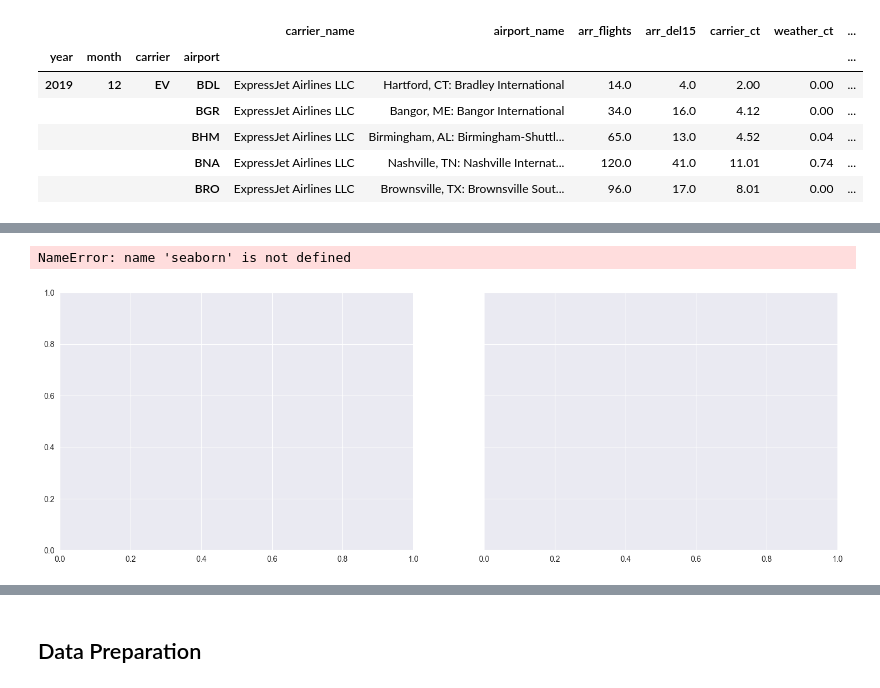
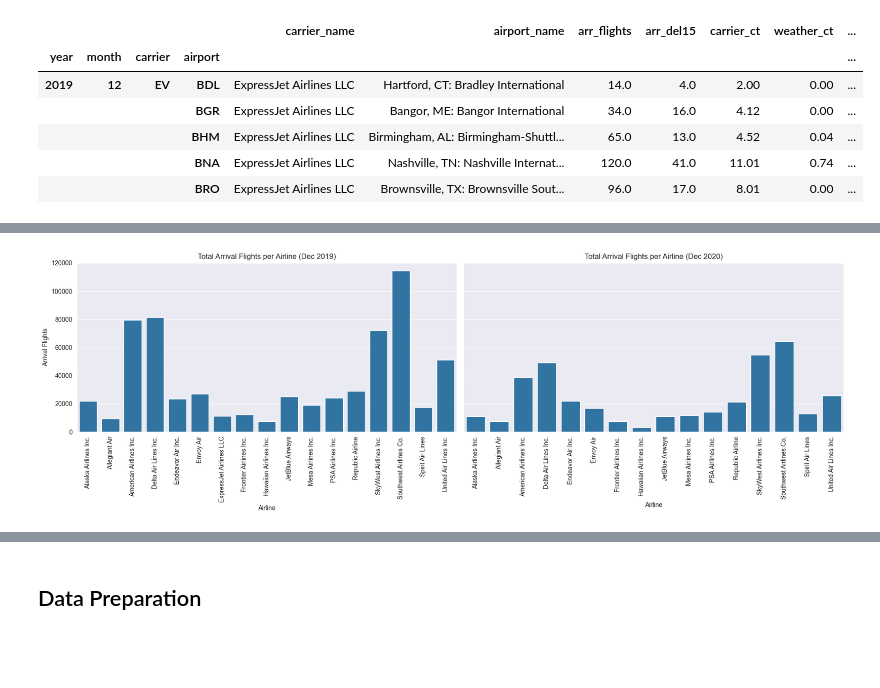
Before and after one commit to Bernhg4/businessintelligence_group043_a3, a Jupyter notebook: airline_delay_043.ipynb, the cells around one changed output, grey strips where cells are left out. Cells and saved outputs as stored; diff of their text form; code cells hidden in the pictures; blank space fills up the shorter version.

```diff
--- a/airline_delay_043.ipynb
+++ b/airline_delay_043.ipynb
@@ -1435,7 +1362,7 @@ def visualize_airlines_2019_2020_flights(df: pd.DataFrame):
     fig, axes = plt.subplots(1, 2, figsize=(18, 6), sharey=True)
 
     # 2019
-    seaborn.barplot(
+    sns.barplot(
         data=df[df["year"] == 2019],
         x="carrier_name",
         y="arr_flights",
@@ -1447,7 +1374,7 @@ def visualize_airlines_2019_2020_flights(df: pd.DataFrame):
     axes[0].tick_params(axis="x", rotation=90)
 
     # 2020
-    seaborn.barplot(
+    sns.barplot(
         data=df[df["year"] == 2020],
         x="carrier_name",
         y="arr_flights",
@@ -1494,35 +1421,34 @@ arr_flights_2019_2020_activity = [
     f':arr_flights_2019_2020 prov:qualifiedAssociation :{co_ass_uuid_writer} .',
     f':{co_ass_uuid_writer} prov:agent :{arr_flights_2019_2020_code_writer} .',
     f':{co_ass_uuid_writer} rdf:type prov:Association .',
     f':{co_ass_uuid_writer} prov:hadRole :{code_writer_role} .',
     ':arr_flights_2019_2020 prov:used :data .',
     ':arr_flights_2019_2020_report rdf:type prov:Entity .',
     f':arr_flights_2019_2020_report rdfs:comment """Column chart for 2019 and 2020 was visualized""" .',
     ':arr_flights_2019_2020_report prov:wasGeneratedBy :arr_flights_2019_2020 .',
 ]
 engine.insert(arr_flights_2019_2020_activity, prefixes=prefixes)
 
 # 2. Activity: Inspecting the report and taking a decision on what to do
 ior_ass_uuid_executor = "a6d6c34f-425d-4f76-871e-c234e51caeaa"
 ior_comment = """
 The column chart displays a noticeable difference between 2019 and 2020. Every airlines recorded fewer flights. This can be seen especially with big airlines like American Airlines, Delta Air Lines and Southwest Airlines. This could be traced back to the pandemic in 2020."""
 inspect_arr_flights_2019_2020_executor = student_a
 inspect_arr_flights_2019_2020_activity = [
     ':inspect_arr_flights_2019_2020 rdf:type prov:Activity .',
     ':inspect_arr_flights_2019_2020 rdfs:comment \'Data Understanding\' .',
     f':inspect_arr_flights_2019_2020 rdfs:comment """{co_comment}""" .',
     f':inspect_arr_flights_2019_2020 prov:startedAtTime "{start_time_co}"^^xsd:dateTime .',
     f':inspect_arr_flights_2019_2020 prov:endedAtTime "{end_time_co}"^^xsd:dateTime .',
     f':inspect_arr_flights_2019_2020 prov:qualifiedAssociation :{ior_ass_uuid_executor} .',
     f':{ior_ass_uuid_executor} prov:agent :{inspect_arr_flights_2019_2020_executor} .',
     f':{ior_ass_uuid_executor} rdf:type prov:Association .',
     f':{ior_ass_uuid_executor} prov:hadRole :{code_executor_role} .',
     ':inspect_arr_flights_2019_2020 prov:used :arr_flights_2019_2020_report .',
 ]
 engine.insert(inspect_arr_flights_2019_2020_activity, prefixes=prefixes)
 # %% [output]
-NameError: name 'seaborn' is not defined
-[figure, old version]
+[figure, new version]
 # %%
 airlines_arriving_delayed_flights_code_writer = student_a
 
```
Also changed, not shown: parts of 28 cells of this notebook, 1 other file.
